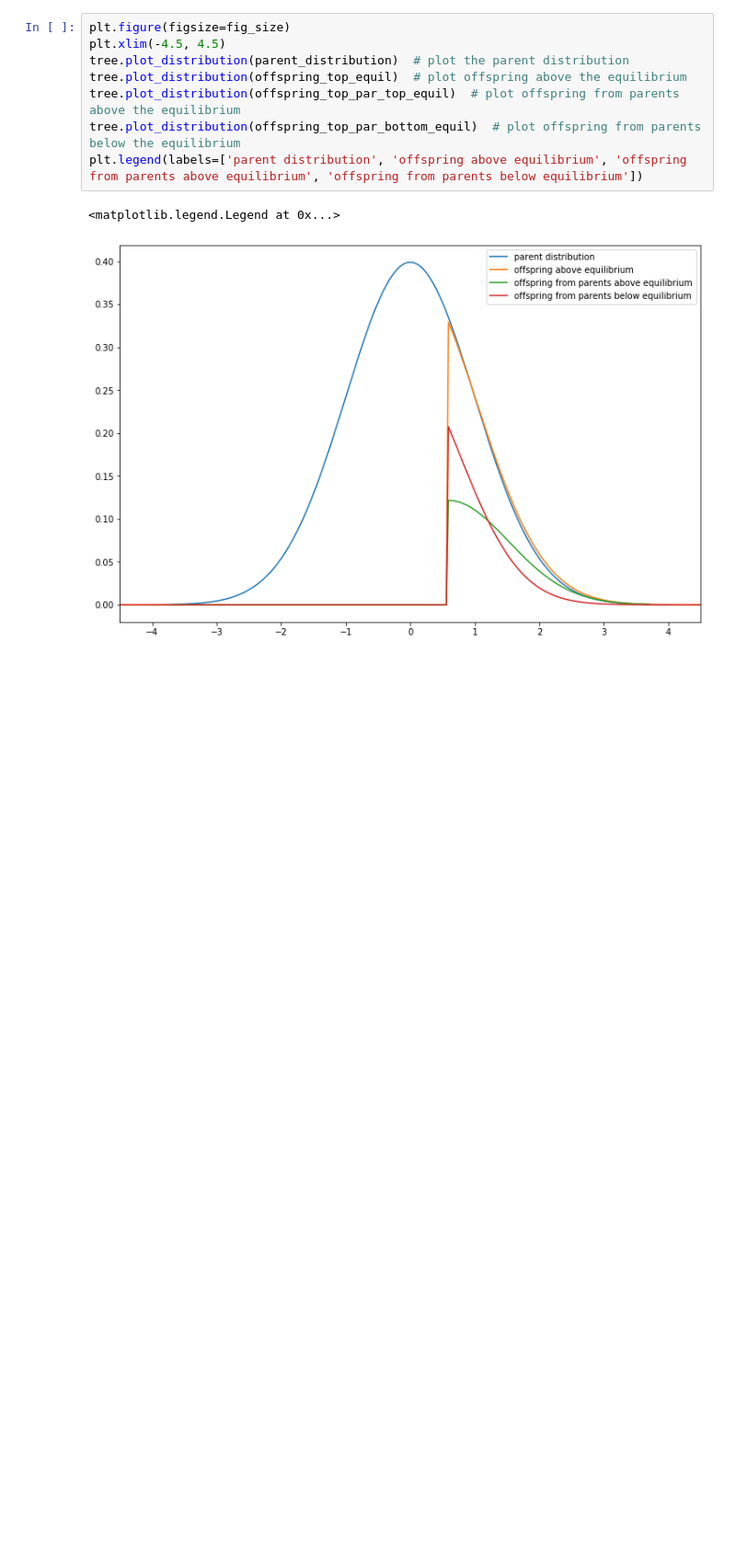
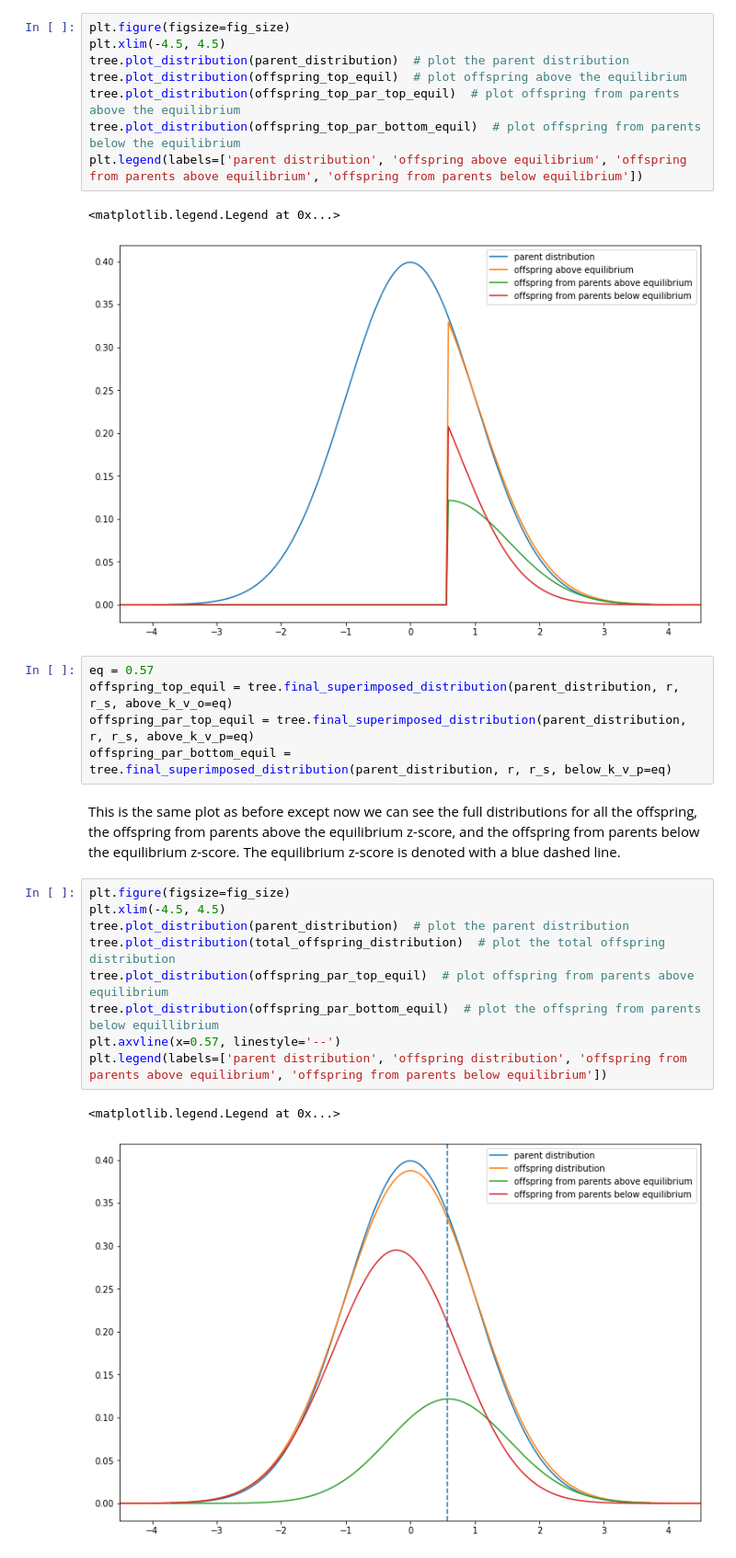
Before and after one commit to jessebmurray/polygenic, a Jupyter notebook: tree_project_explainer.ipynb, the cells around one changed output. Shown at 92% size. Cells and saved outputs as stored; diff of their text form; blank space fills up the shorter version.

Commit message:
added full distributions to equilibrium discussion

```diff
--- a/tree_project_explainer.ipynb
+++ b/tree_project_explainer.ipynb
@@ -296,3 +296,22 @@ plt.legend(labels=['parent distribution', 'offspring above equilibrium', 'offspr
 # %% [output]
 <matplotlib.legend.Legend at 0x...>
 [figure]
+# %%
+eq = 0.57
+offspring_top_equil = tree.final_superimposed_distribution(parent_distribution, r, r_s, above_k_v_o=eq)
+offspring_par_top_equil = tree.final_superimposed_distribution(parent_distribution, r, r_s, above_k_v_p=eq)
+offspring_par_bottom_equil = tree.final_superimposed_distribution(parent_distribution, r, r_s, below_k_v_p=eq)
+# %% [markdown]
+This is the same plot as before except now we can see the full distributions for all the offspring, the offspring from parents above the equilibrium z-score, and the offspring from parents below the equilibrium z-score. The equilibrium z-score is denoted with a blue dashed line.
+# %%
+plt.figure(figsize=fig_size)
+plt.xlim(-4.5, 4.5)
+tree.plot_distribution(parent_distribution)  # plot the parent distribution
+tree.plot_distribution(total_offspring_distribution)  # plot the total offspring distribution
+tree.plot_distribution(offspring_par_top_equil)  # plot offspring from parents above equilibrium
+tree.plot_distribution(offspring_par_bottom_equil)  # plot the offspring from parents below equillibrium
+plt.axvline(x=0.57, linestyle='--')
+plt.legend(labels=['parent distribution', 'offspring distribution', 'offspring from parents above equilibrium', 'offspring from parents below equilibrium'])
+# %% [output]
+<matplotlib.legend.Legend at 0x...>
+[figure, added]
```
Also changed, not shown: parts of 5 cells of this notebook.
